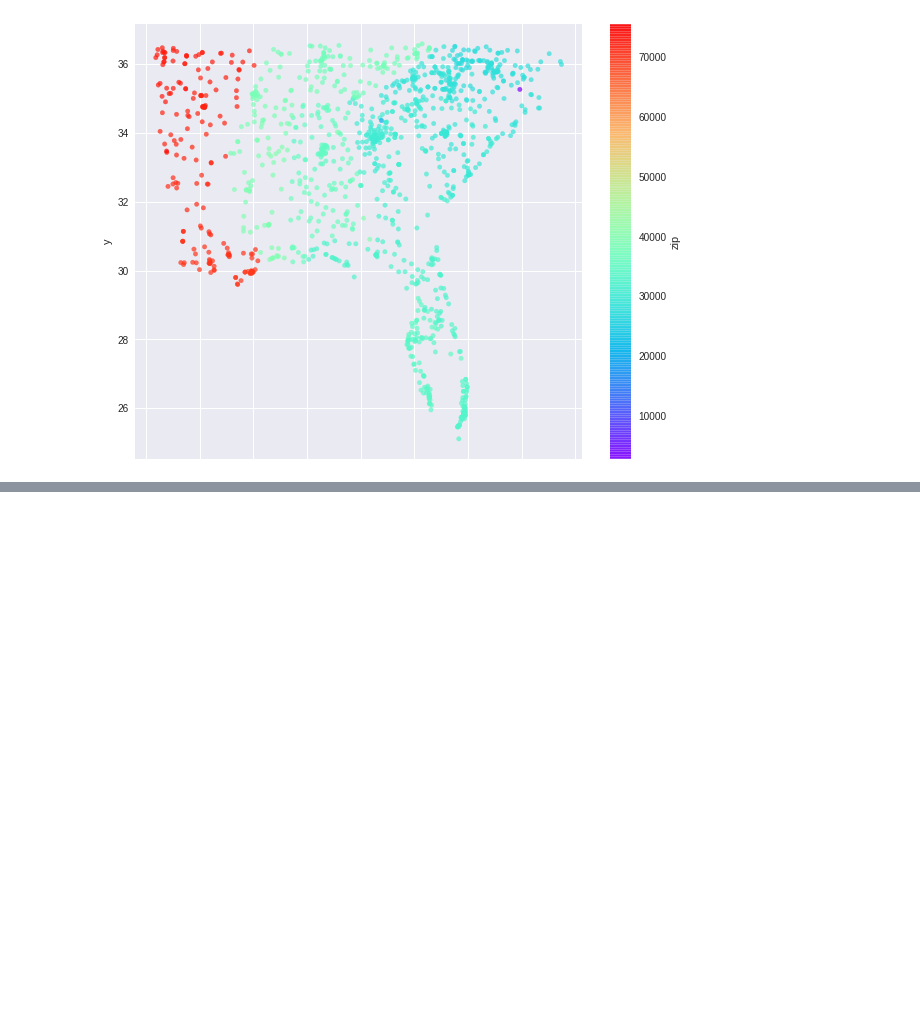
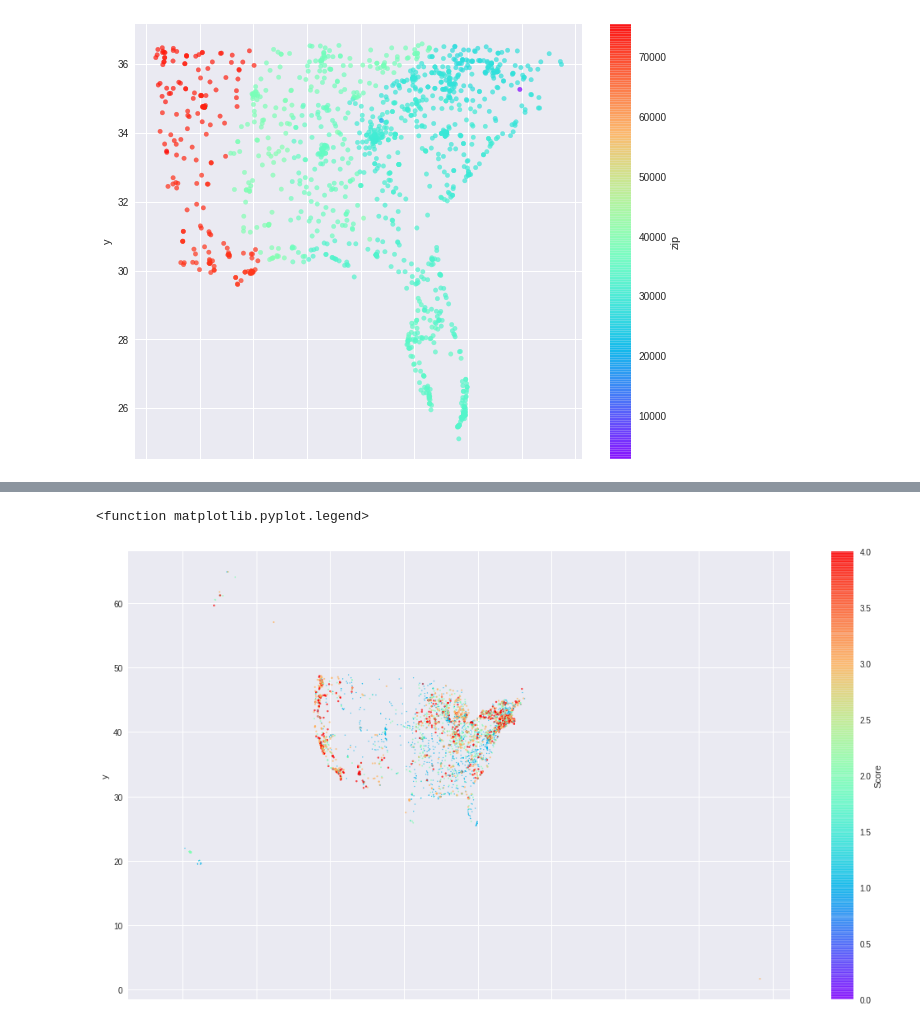
Before and after one commit to deejacruz/farmers-markets, a Jupyter notebook: Farmers_Markets.ipynb, the cells around one changed output, grey strips where cells are left out. Cells and saved outputs as stored; diff of their text form; code cells hidden in the pictures; blank space fills up the shorter version.

Commit message:
Includes final scatter plot with detailed reasoning

```diff
--- a/Farmers_Markets.ipynb
+++ b/Farmers_Markets.ipynb
@@ -135,3 +135,9 @@ plt.legend
 # %% [output]
 <function matplotlib.pyplot.legend>
 [figure]
+# %%
+#Let's use a different version of the dataset so we can look at WIC and SNAP information
+url = 'https://raw.githubusercontent.com/deejacruz/farmers-markets/master/FarmersMarketAssist.csv'
+
+#Create the dataframe
+farmer_assist_df = pd.read_csv(url)
@@ -137,0 +180,6 @@ plt.legend
+# %%
+#Dummy code the different types of assistance offered
+one_hot_df = pd.get_dummies(farmer_assist_df[['WIC', 'WICcash', 'SFMNP', 'SNAP']])
+# %%
+#Combine one hot encoding with farmer_assist_df
+one_hot_farmer_df = farmer_assist_df[['FMID','city','State','zip','x','y','Credit']].join(one_hot_df)
@@ -137,0 +196,3 @@ plt.legend
+# %%
+#Compute score to measure total assistance
+one_hot_farmer_df['Score'] = one_hot_farmer_df[['WIC_Y','WICcash_Y','SFMNP_Y','SNAP_Y']].sum(axis=1)
@@ -137,0 +209,7 @@ plt.legend
+# %%
+#Make a bubbly scatter plot
+one_hot_farmer_df.plot(kind = "scatter", x ="x", y="y", alpha=0.7, s=one_hot_farmer_df['Score'], figsize=(18,10), c='Score', cmap = plt.get_cmap('rainbow'), colorbar=True)
+plt.legend
+# %% [output]
+<function matplotlib.pyplot.legend>
+[figure, added]
```
Also changed, not shown: parts of 12 cells of this notebook.
